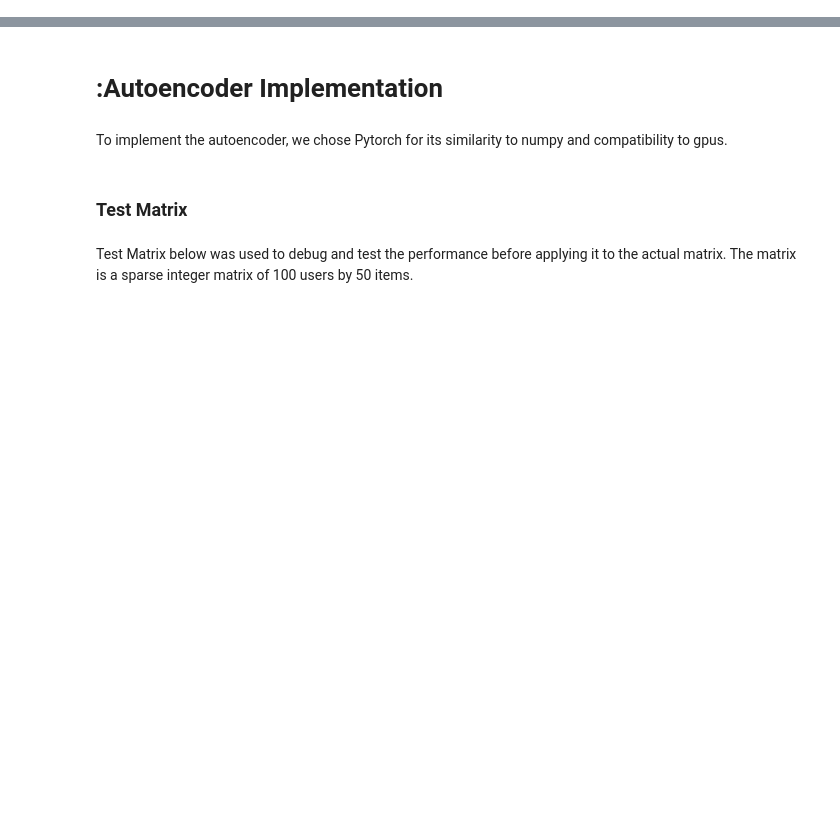
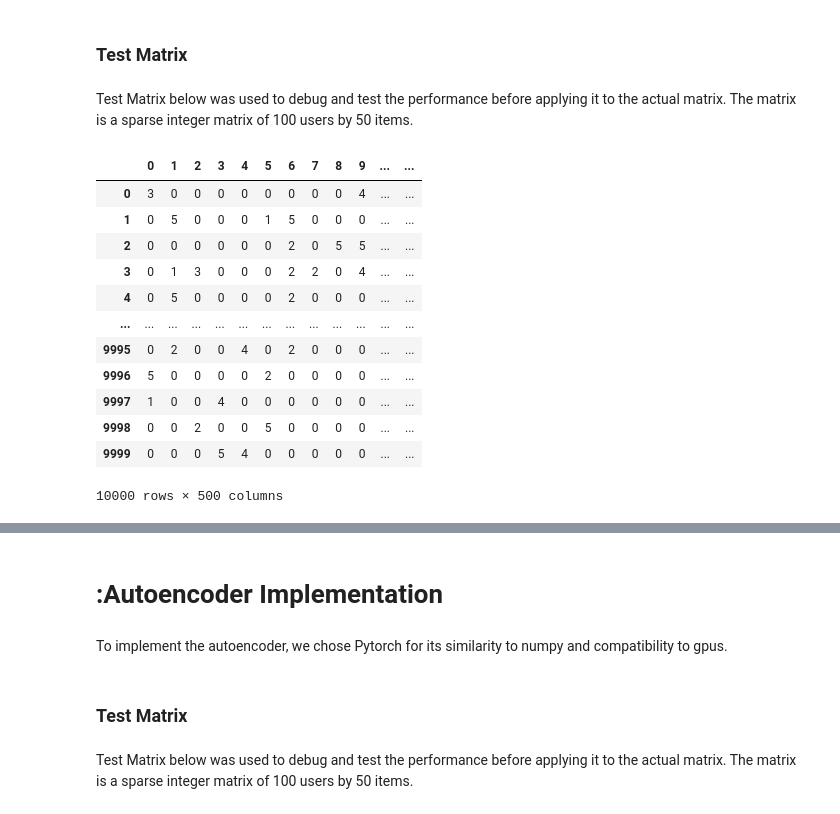
Before and after one commit to jinks145/pj_fireteam-108c, a Jupyter notebook: autoencoder.ipynb, the cells around one changed output, grey strips where cells are left out. Saved outputs shown, nothing was run; the diff lists cells and outputs as text; code cells hidden in the pictures; blank space fills up the shorter version.

```diff
--- a/autoencoder.ipynb
+++ b/autoencoder.ipynb
@@ -0,0 +3,35 @@
+# %% [markdown]
+### Test Matrix
+# %% [markdown]
+Test Matrix below was used to debug and test the performance before applying it to the actual matrix.
+The matrix is a sparse integer matrix of 100 users by 50 items.
+# %%
+# Set random seed for reproducibility
+np.random.seed(42)
+torch.manual_seed(42)
+
+# Create a user-item interaction matrix (100 users, 50 items) with sparsity
+num_users = 10000
+num_items = 500
+interaction_matrix = np.random.randint(0, 6, size=(num_users, num_items))  # Random interactions from 0 to 5
+
+# Introduce sparsity by setting a high percentage of interactions to 0
+sparsity = 0.8  # 80% of the interactions will be set to 0
+mask = np.random.rand(*interaction_matrix.shape) < sparsity
+interaction_matrix[mask] = 0
+df = pd.DataFrame(interaction_matrix)
+df
+# %% [output]
+|  | 0 | 1 | 2 | 3 | 4 | 5 | 6 | 7 | 8 | 9 | ... | ... |
+| 0 | 3 | 0 | 0 | 0 | 0 | 0 | 0 | 0 | 0 | 4 | ... | ... |
+| 1 | 0 | 5 | 0 | 0 | 0 | 1 | 5 | 0 | 0 | 0 | ... | ... |
+| 2 | 0 | 0 | 0 | 0 | 0 | 0 | 2 | 0 | 5 | 5 | ... | ... |
+| 3 | 0 | 1 | 3 | 0 | 0 | 0 | 2 | 2 | 0 | 4 | ... | ... |
+| 4 | 0 | 5 | 0 | 0 | 0 | 0 | 2 | 0 | 0 | 0 | ... | ... |
+| ... | ... | ... | ... | ... | ... | ... | ... | ... | ... | ... | ... | ... |
+| 9995 | 0 | 2 | 0 | 0 | 4 | 0 | 2 | 0 | 0 | 0 | ... | ... |
+| 9996 | 5 | 0 | 0 | 0 | 0 | 2 | 0 | 0 | 0 | 0 | ... | ... |
+| 9997 | 1 | 0 | 0 | 4 | 0 | 0 | 0 | 0 | 0 | 0 | ... | ... |
+| 9998 | 0 | 0 | 2 | 0 | 0 | 5 | 0 | 0 | 0 | 0 | ... | ... |
+| 9999 | 0 | 0 | 0 | 5 | 4 | 0 | 0 | 0 | 0 | 0 | ... | ... |
+10000 rows × 500 columns
```
Also changed, not shown: parts of 63 cells of this notebook.
